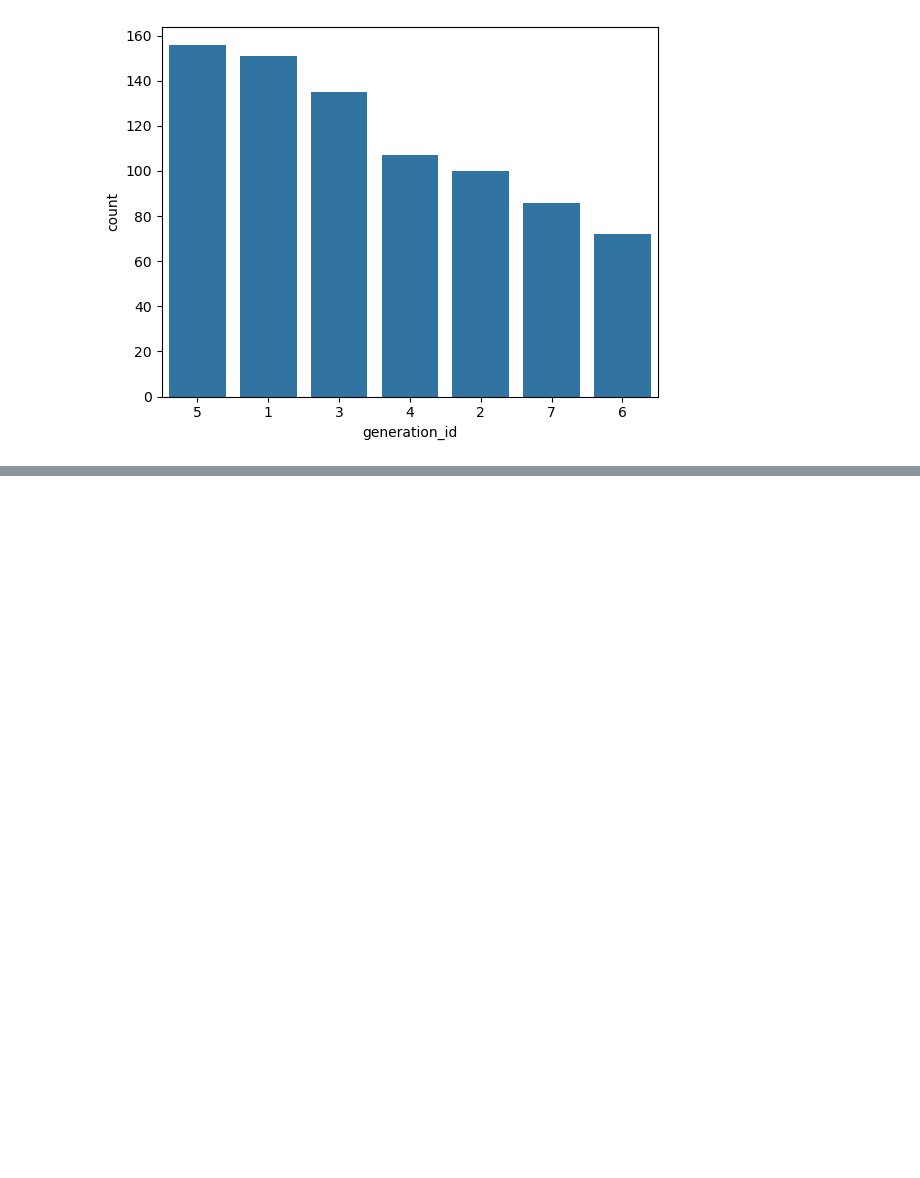
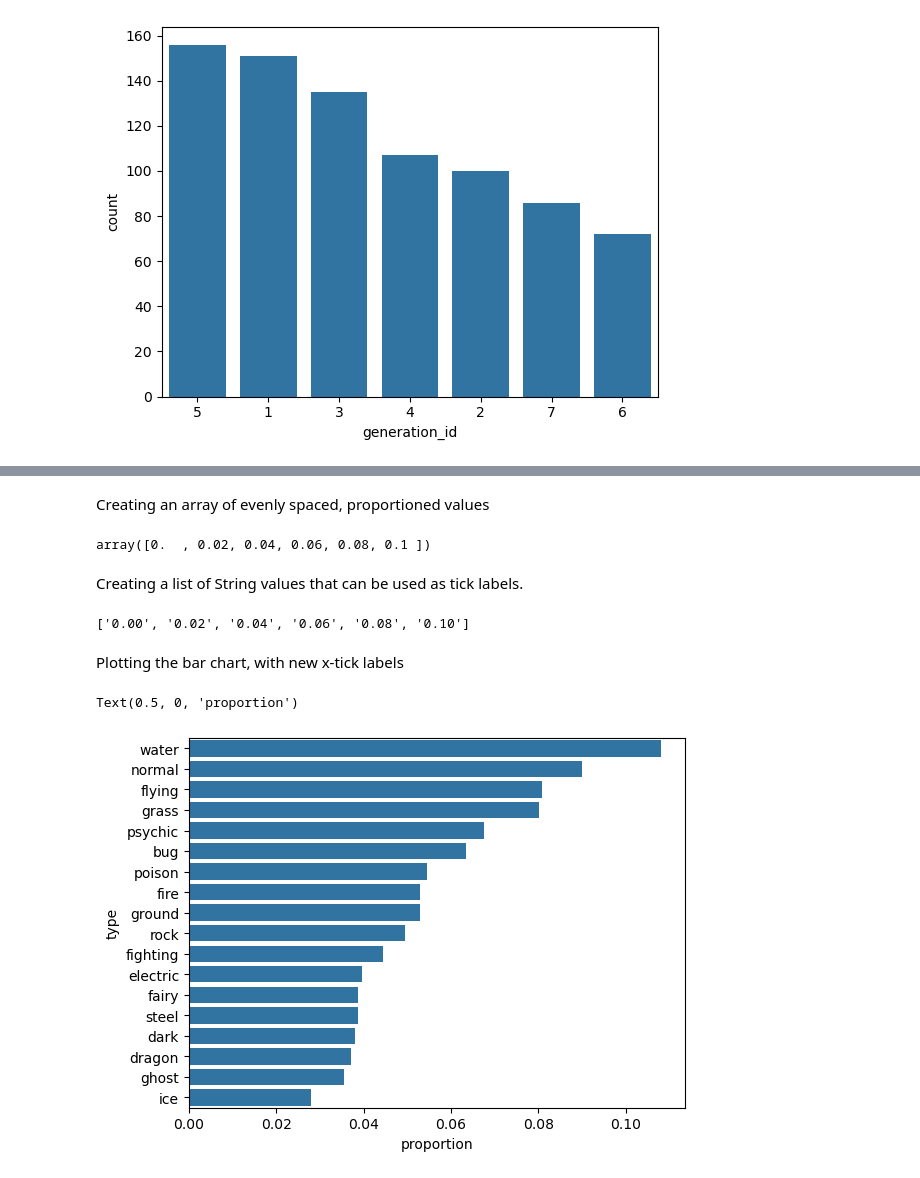
Before and after one commit to vinigalantine/study-python-ml, a Jupyter notebook: Learning-Matplotlib-Seaborn.ipynb, the cells around one changed output, grey strips where cells are left out. Drawn from its saved outputs; the diff is of its cells as text; code cells hidden in the pictures; blank space fills up the shorter version.

```diff
--- a/Learning-Matplotlib-Seaborn.ipynb
+++ b/Learning-Matplotlib-Seaborn.ipynb
@@ -80,0 +177,24 @@ plt.show()
+# %% [markdown]
+Creating an array of evenly spaced, proportioned values
+# %%
+tick_props = np.arange(0, max_prop, 0.02)
+tick_props
+# %% [output]
+array([0.  , 0.02, 0.04, 0.06, 0.08, 0.1 ])
+# %% [markdown]
+Creating a list of String values that can be used as tick labels.
+# %%
+tick_names = ['{:0.2f}'.format(v) for v in tick_props]
+tick_names
+# %% [output]
+['0.00', '0.02', '0.04', '0.06', '0.08', '0.10']
+# %% [markdown]
+Plotting the bar chart, with new x-tick labels
+# %%
+sb.countplot(data=pkmn_types, y='type', color=base_color, order=type_order)
+
+plt.xticks(tick_props * n_pokemon, tick_names)
+plt.xlabel('proportion')
+# %% [output]
+Text(0.5, 0, 'proportion')
+[figure, added]
```
Also changed, not shown: parts of 40 cells of this notebook, 3 other files.
